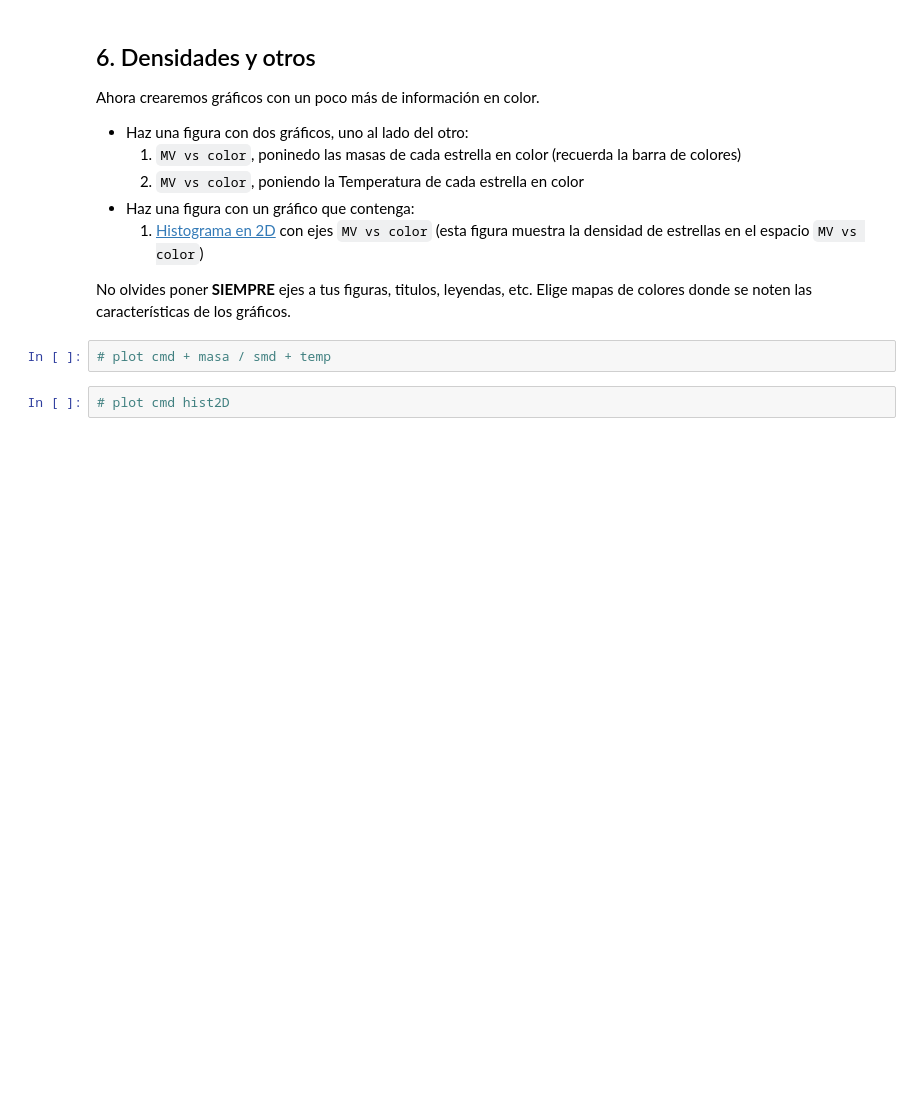
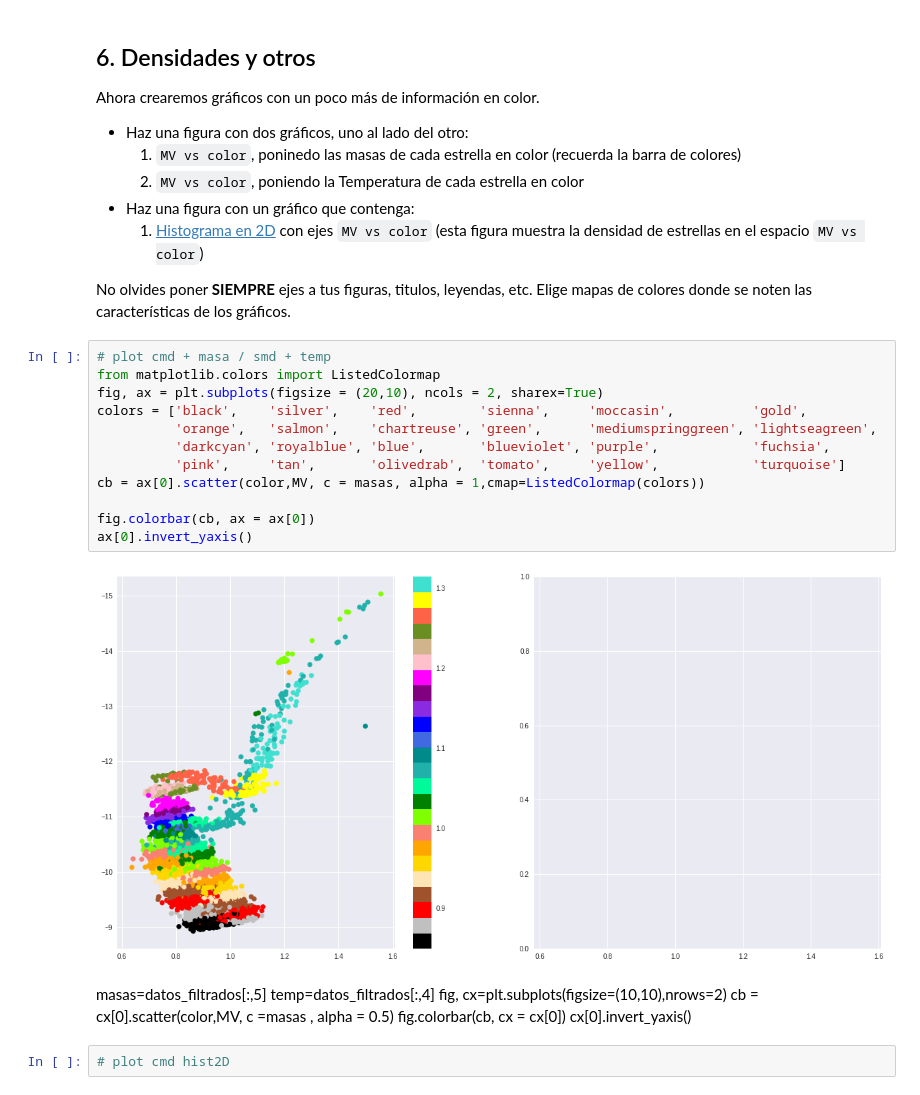
Before and after one commit to SantiagoRios21/minitarea2, a Jupyter notebook: minitarea2.ipynb, the cells around one changed output. Cells and saved outputs as stored; diff of their text form; blank space fills up the shorter version.

Commit message:
configurando barra de color

```diff
--- a/minitarea2.ipynb
+++ b/minitarea2.ipynb
@@ -162,7 +162,26 @@ Ahora crearemos gráficos con un poco más de información en color.
     1. [Histograma en 2D](https://matplotlib.org/api/_as_gen/matplotlib.pyplot.hist2d.html) con ejes `MV vs color` (esta figura muestra la densidad de estrellas en el espacio `MV vs color`)
 
 No olvides poner **SIEMPRE** ejes a tus figuras, titulos, leyendas, etc. Elige mapas de colores donde se noten las características de los gráficos.
-# %%
-# plot cmd + masa / smd + temp
+# %%
+# plot cmd + masa / smd + temp
+from matplotlib.colors import ListedColormap
+fig, ax = plt.subplots(figsize = (20,10), ncols = 2, sharex=True)
+colors = ['black',    'silver',    'red',        'sienna',     'moccasin',          'gold',
+          'orange',   'salmon',    'chartreuse', 'green',      'mediumspringgreen', 'lightseagreen',
+          'darkcyan', 'royalblue', 'blue',       'blueviolet', 'purple',            'fuchsia',
+          'pink',     'tan',       'olivedrab',  'tomato',     'yellow',            'turquoise']
+cb = ax[0].scatter(color,MV, c = masas, alpha = 1,cmap=ListedColormap(colors))
+
+fig.colorbar(cb, ax = ax[0])
+ax[0].invert_yaxis()
+# %% [output]
+[figure, added]
+# %% [markdown]
+masas=datos_filtrados[:,5]
+temp=datos_filtrados[:,4]
+fig, cx=plt.subplots(figsize=(10,10),nrows=2)
+cb = cx[0].scatter(color,MV, c =masas , alpha = 0.5)
+fig.colorbar(cb, cx = cx[0])
+cx[0].invert_yaxis()
 # %%
 # plot cmd hist2D
```
Also changed, not shown: parts of 1 cell of this notebook.
